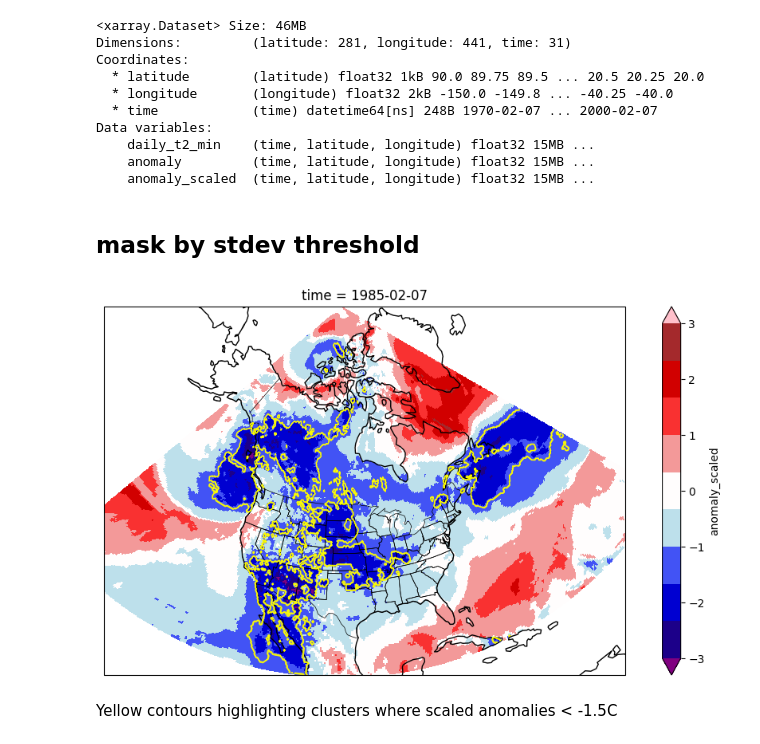
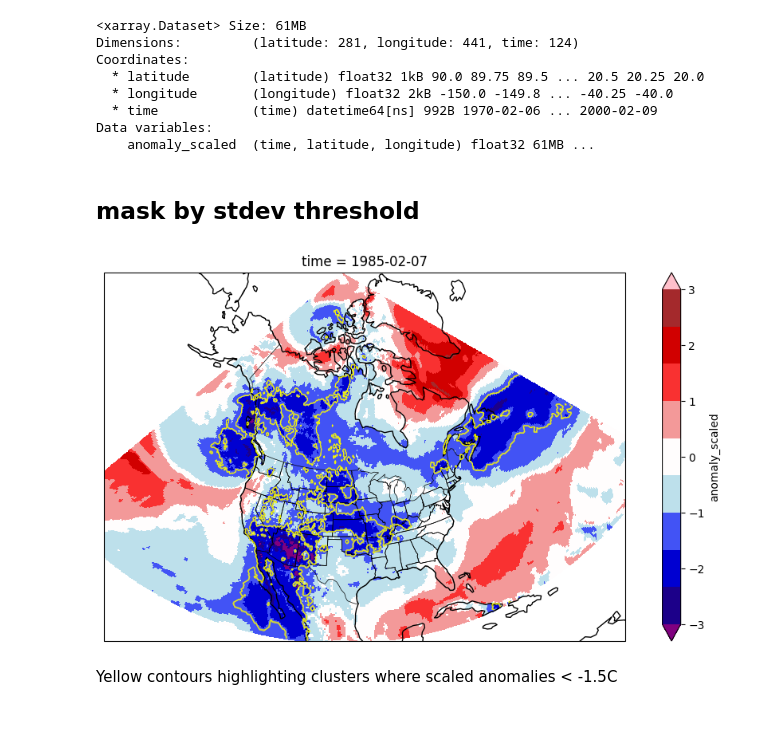
Before and after one commit to britols/cao_tracker, a Jupyter notebook: docs/02_find_cao.ipynb, the cells around one changed output. Cells and saved outputs as stored; diff of their text form; code cells hidden in the pictures.

```diff
--- a/docs/02_find_cao.ipynb
+++ b/docs/02_find_cao.ipynb
@@ -144,31 +30,37 @@ ds = xr.open_dataset("temp/era5_t2min_scaled_anomalies.nc")
+# %%
+new_cmap_viridis = plot_utils.set_white_color(plt.cm.viridis)
+new_cmap_set1 =  plot_utils.set_white_color(plt.cm.Set1)
+# %%
+#Open input file
+ds = xr.open_dataset("{}{}".format(data_path,input_for_clusters))
 # %%
 ds
 # %% [output]
-<xarray.Dataset> Size: 46MB
-Dimensions:         (latitude: 281, longitude: 441, time: 31)
+<xarray.Dataset> Size: 61MB
+Dimensions:         (latitude: 281, longitude: 441, time: 124)
 Coordinates:
   * latitude        (latitude) float32 1kB 90.0 89.75 89.5 ... 20.5 20.25 20.0
   * longitude       (longitude) float32 2kB -150.0 -149.8 ... -40.25 -40.0
-  * time            (time) datetime64[ns] 248B 1970-02-07 ... 2000-02-07
+  * time            (time) datetime64[ns] 992B 1970-02-06 ... 2000-02-09
 Data variables:
-    daily_t2_min    (time, latitude, longitude) float32 15MB ...
-    anomaly         (time, latitude, longitude) float32 15MB ...
-    anomaly_scaled  (time, latitude, longitude) float32 15MB ...
+    anomaly_scaled  (time, latitude, longitude) float32 61MB ...
 # %% [markdown]
 ## mask by stdev threshold
 # %%
-ds["mask"] = ds[VARIABLE] <= STDEV_THRESHOLD
+ds[mask_dim] = ds[anomaly_dim] <= STDEV_THRESHOLD
+# %%
+t_example = '1985-02-07'
 # %%
 plt.figure(figsize=(12, 6))
 axes = plt.axes(projection=ccrs.NorthPolarStereo(central_longitude=-100))
-ds.sel(time='1985-02-07')['anomaly_scaled'].plot(transform=ccrs.PlateCarree(),cmap=cmap_stdev,norm=norm,levels=z,extend="both")
-ds.sel(time='1985-02-07')['mask'].plot.contour(transform=ccrs.PlateCarree(),colors='yellow',linewidths=0.5)
+plot_utils.da_plot_zero_centered(ds.sel(time=t_example)['anomaly_scaled'])
+ds.sel(time=t_example)[mask_dim].plot.contour(transform=ccrs.PlateCarree(),colors='yellow',linewidths=0.3)
 axes.coastlines()
 axes.add_feature(cfeature.STATES, edgecolor='black', linewidth=0.5)
 axes.set_extent((-140, -50, 20, 90),ccrs.PlateCarree())
 plt.show()
 # %% [output]
-[figure, old version]
+[figure, new version]
 # %% [markdown]
 Yellow contours highlighting clusters where scaled anomalies < -1.5C
 # %% [markdown]
```
Also changed, not shown: parts of 31 cells of this notebook, 2 other files.
